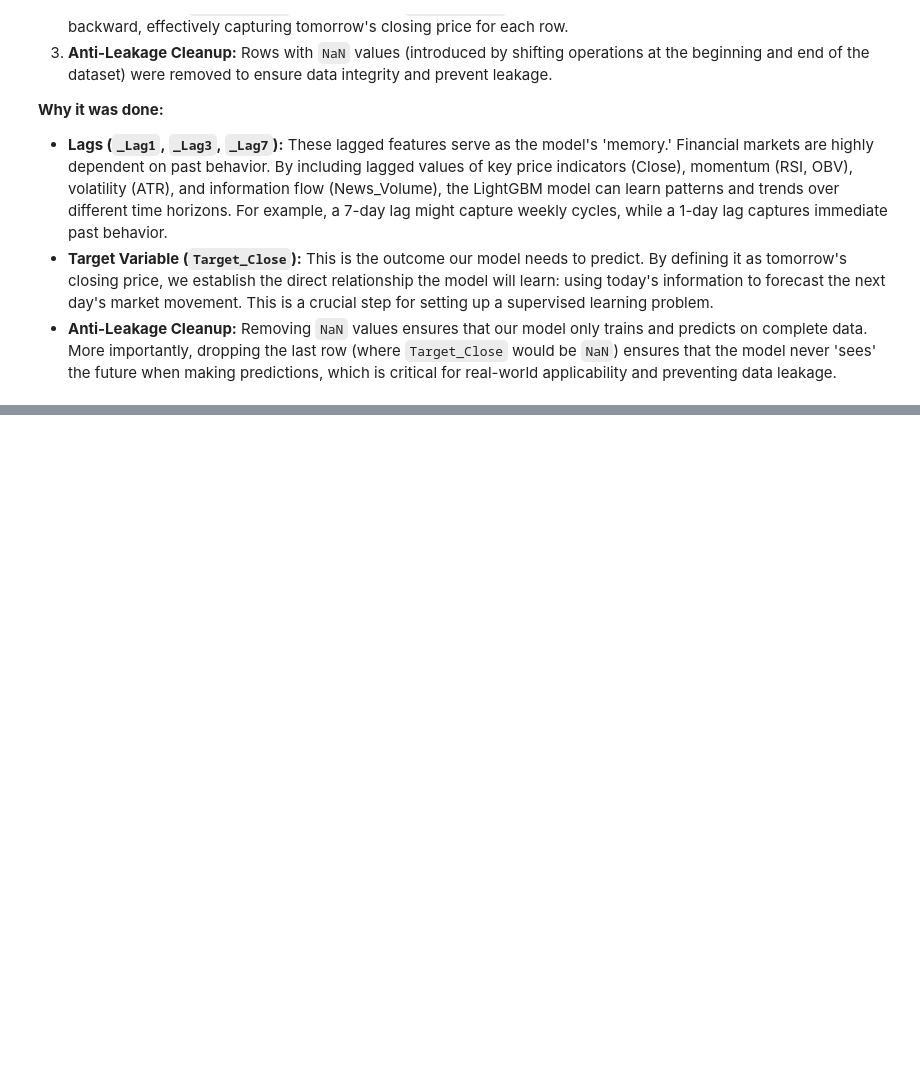
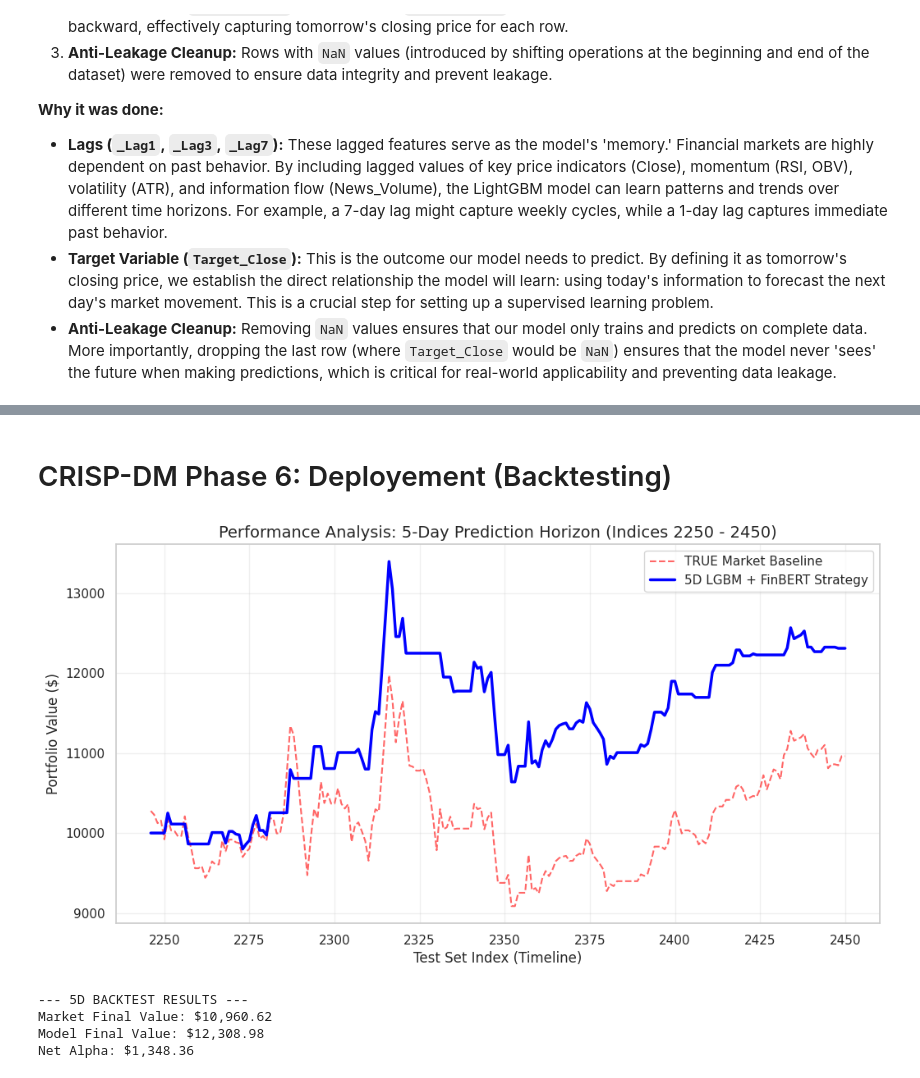
Before and after one commit to husseinabdelbary/Hussein-Abdelbary-s-Bachelor-Project, a Jupyter notebook: Bachelor_Thesis_HA2026.ipynb, the cells around one changed output, grey strips where cells are left out. Drawn from its saved outputs; the diff is of its cells as text; code cells hidden in the pictures; blank space fills up the shorter version.

```diff
--- a/Bachelor_Thesis_HA2026.ipynb
+++ b/Bachelor_Thesis_HA2026.ipynb
@@ -402,10 +480,11 @@ Advanced Technical Indicator Engineering
 To capture non-linear market dynamics beyond simple price action, we engineered two domain-specific indicators: Average True Range (ATR) and On-Balance Volume (OBV). ATR is utilized as a sophisticated measure of market volatility, providing the model with a baseline to validate the magnitude of external news shocks. Simultaneously, OBV serves as a proxy for institutional 'smart money' flow, allowing the algorithm to distinguish between high-volume trend confirmations and low-volume retail noise. These features transform the raw dataset into a multi-dimensional representation of price, risk, and liquidity.
 # %%
 # ==========================================
-# PHASE 3 FINALE: LAGS & % RETURN TARGET
+# PHASE 3 FINALE: LAGS & BINARY TREND TARGET
 # ==========================================
 
 # 1. CREATE THE MEMORY (LAGS)
+# We generate features from 1, 3, and 7 days ago to capture historical patterns
 features_to_lag = ['Close', 'RSI', 'ATR_14', 'OBV', 'News_Volume']
 
 for col in features_to_lag:
@@ -413,15 +492,15 @@ for col in features_to_lag:
     combined[f'{col}_Lag3'] = combined[col].shift(3)
     combined[f'{col}_Lag7'] = combined[col].shift(7)
 
-# 2. CREATE THE FUTURE TARGET (Percentage Return)
-# pct_change() calculates the % difference from today to tomorrow
-# We multiply by 100 to make it readable (e.g., 1.5 instead of 0.015)
-combined['Target_Return (%)'] = combined['Close'].pct_change().shift(-1) * 100
+# 2. CREATE THE FUTURE TARGET (Binary Trend Classification)
+# Logic: If tomorrow's Close > today's Close, Target = 1 (Up). Else 0 (Down/Stable).
+combined['Trend_Target'] = (combined['Close'].shift(-1) > combined['Close']).astype(int)
 
 # 3. ANTI-LEAKAGE CLEANUP
-# Drop empty rows to prevent the model from seeing the future
+# Drop rows with NaNs (from lags and the final target shift) to prevent data leakage
 combined = combined.dropna().reset_index(drop=True)
 
-print("✅ Math Locked In: Target set to Percentage Return.")
+print("✅ Math Locked In: Target set to Binary Trend (1 = Up, 0 = Down).")
 print(f"Final usable rows: {len(combined)}")
-display(combined[['Date', 'Close', 'Target_Return']].tail())
+print(f"Target Distribution:\n{combined['Trend_Target'].value_counts(normalize=True)}")
+display(combined[['Date', 'Close', 'Trend_Target', 'Close_Lag1']].tail())
@@ -575,0 +1200,48 @@ print("✅ Phase 4 Complete: Model successfully trained and predictions generate
+# %% [markdown]
+# CRISP-DM Phase 6: Deployement (Backtesting)
+# %%
+import matplotlib.pyplot as plt
+import numpy as np
+
+# 1. Isolate the Window (to Index 2450)
+test_window_5d = combined.iloc[split_idx:].loc[:2450].copy()
+
+# 2. Ground Truth: Actual Daily Market Returns
+# We use the 'Close_Ret' of the next day as the result of today's position
+daily_rets = test_window_5d['Close_Ret'].shift(-1).fillna(0)
+
+# 3. TRUE Market Value (Buy & Hold Baseline)
+initial_capital = 10000
+test_window_5d['True_Market'] = initial_capital * (1 + daily_rets).cumprod()
+
+# 4. Strategy Value: Apply 5D Predictions
+# If model says 1, we take the return. If 0, we stay in cash (0% return).
+preds_5d_sliced = preds_5d[:len(test_window_5d)]
+strat_rets_5d = preds_5d_sliced * daily_rets
+test_window_5d['Strategy_5D'] = initial_capital * (1 + strat_rets_5d).cumprod()
+
+# 5. Plotting
+plt.figure(figsize=(12, 6))
+plt.plot(test_window_5d['True_Market'], label='TRUE Market Baseline', color='red', linestyle='--', alpha=0.6)
+plt.plot(test_window_5d['Strategy_5D'], label='5D LGBM + FinBERT Strategy', color='blue', linewidth=2.5)
+
+plt.title('Performance Analysis: 5-Day Prediction Horizon (Indices 2250 - 2450)', fontsize=14)
+plt.xlabel('Test Set Index (Timeline)', fontsize=12)
+plt.ylabel('Portfolio Value ($)', fontsize=12)
+plt.legend()
+plt.grid(alpha=0.3)
+plt.show()
+
+# Final Results
+f_mkt = test_window_5d['True_Market'].iloc[-1]
+f_strat = test_window_5d['Strategy_5D'].iloc[-1]
+print(f"--- 5D BACKTEST RESULTS ---")
+print(f"Market Final Value: ${f_mkt:,.2f}")
+print(f"Model Final Value: ${f_strat:,.2f}")
+print(f"Net Alpha: ${f_strat - f_mkt:,.2f}")
+# %% [output]
+[figure, added]
+--- 5D BACKTEST RESULTS ---
+Market Final Value: $10,960.62
+Model Final Value: $12,308.98
+Net Alpha: $1,348.36
```
Also changed, not shown: parts of 35 cells of this notebook.
